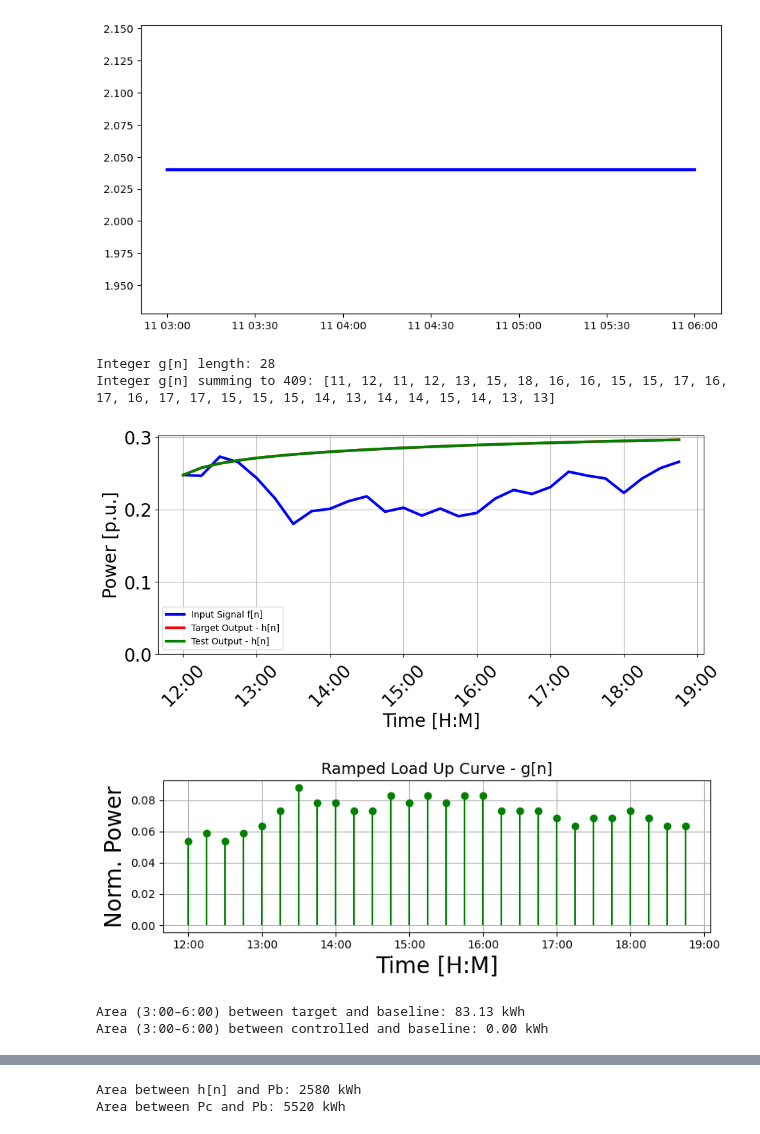
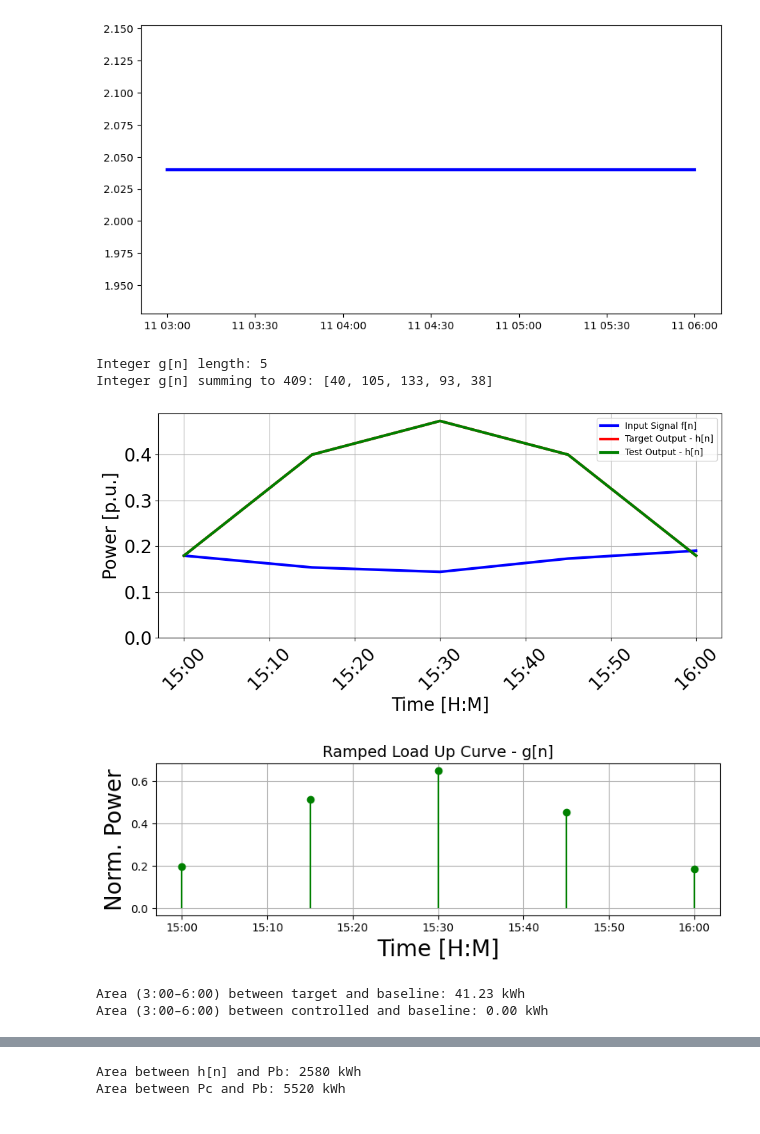
Before and after one commit to PortlandStatePowerLab/OCHRE_Run_Scripts, a Jupyter notebook: samplingScript.ipynb, the cells around one changed output, grey strips where cells are left out. Cells and saved outputs as stored; diff of their text form; code cells hidden in the pictures.

```diff
--- a/samplingScript.ipynb
+++ b/samplingScript.ipynb
@@ -18,8 +18,8 @@ import pandas as pd
 # -----------------------------
 # User settings
 # -----------------------------
-START = '12:00'
-STOP = '19:00'
+START = '15:00'
+STOP = '16:00'
 tres = 3
 tres = str(tres)
 
@@ -30,8 +30,8 @@ t_col = 'Water Heating Control Temperature (C)'
 time_col = 'Time'
 home_col = 'Home'
 
-baseline_file = os.path.join(WORKING_DIR, "180113_1_3_BaselineLoad_Control.parquet")
-control_file = os.path.join(WORKING_DIR, "180113_1_3_BaselineLoad_Control.parquet")
+baseline_file = os.path.join(WORKING_DIR, "180110_1_3_Normal130_Baseline.parquet")
+control_file = os.path.join(WORKING_DIR, "180110_1_3_Normal130_Baseline.parquet")
 # control_file = os.path.join(WORKING_DIR, '180111_1_3_RC_4whAgg_contr.csv')
 
 # -----------------------------
@@ -156,7 +156,7 @@ ValueError: x and y must have same first dimension, but have shapes (61,) and (0
 # -----------------------------
 # Parameters for g[n] calculation
 # -----------------------------
-A = 10         # ramp magnitude
+A = 1        # ramp magnitude
 k = 409           # integer counts to scale
 Prated = 0.5
 days = 1
@@ -187,6 +187,15 @@ Pb_start = Pb_plot[0]
 
 # Target output
 h_target = Pb_start + A * np.log(1 + np.arange(num_steps)) / np.log(num_steps)
+# -----------------------------
+# Parabolic target centered in time window
+# -----------------------------
+n = np.arange(num_steps)
+A=60
+center = (num_steps - 1) / 2
+
+h_target = Pb_start + A * (1 - ((n - center) / center) ** 2)
+
 
 # -----------------------------
 # Compute g[n] safely
@@ -240,38 +249,38 @@ plt.gca().xaxis.set_major_formatter(mdates.DateFormatter('%H:%M'))
 plt.xticks(rotation=45)
 plt.tight_layout()
 plt.show()
 
 # -----------------------------
 # Plot integer g[n]
 # -----------------------------
 plt.figure(figsize=(8,3))
 plt.stem(time_index_plot, g_int/N, basefmt=" ", markerfmt='green', linefmt='green')
 plt.xlabel("Time [H:M]", fontsize=B)
 plt.ylabel("Norm. Power", fontsize=B)
 plt.title("Ramped Load Up Curve - g[n]", fontsize=14)
 plt.gca().xaxis.set_major_formatter(mdates.DateFormatter('%H:%M'))
 plt.grid(True)
 plt.tight_layout()
 plt.show()
 
 # -----------------------------
 # Compute area between target output h[n] and input Pb
 # -----------------------------
 dt = 15  # minutes
 
 area_kWmin = np.trapz(np.abs(h_target - Pb_plot), dx=dt)
 area_Wh = area_kWmin / 60
 print(f"Area (3:00–6:00) between target and baseline: {area_Wh:.2f} kWh")
 
 area_kWmin = np.trapz(np.abs(Pc_plot - Pb_plot), dx=dt)
 area_Wh = area_kWmin / 60
 print(f"Area (3:00–6:00) between controlled and baseline: {area_Wh:.2f} kWh")
 # %% [output]
-Integer g[n] length: 28
-Integer g[n] summing to 409: [11, 12, 11, 12, 13, 15, 18, 16, 16, 15, 15, 17, 16, 17, 16, 17, 17, 15, 15, 15, 14, 13, 14, 14, 15, 14, 13, 13]
+Integer g[n] length: 5
+Integer g[n] summing to 409: [40, 105, 133, 93, 38]
-[figure, old version]
+[figure, new version]
-[figure, old version]
+[figure, new version]
-Area (3:00–6:00) between target and baseline: 83.13 kWh
+Area (3:00–6:00) between target and baseline: 41.23 kWh
 Area (3:00–6:00) between controlled and baseline: 0.00 kWh
 # %%
 # import numpy as np
```
Also changed, not shown: parts of 3 cells of this notebook, 5 other files.
